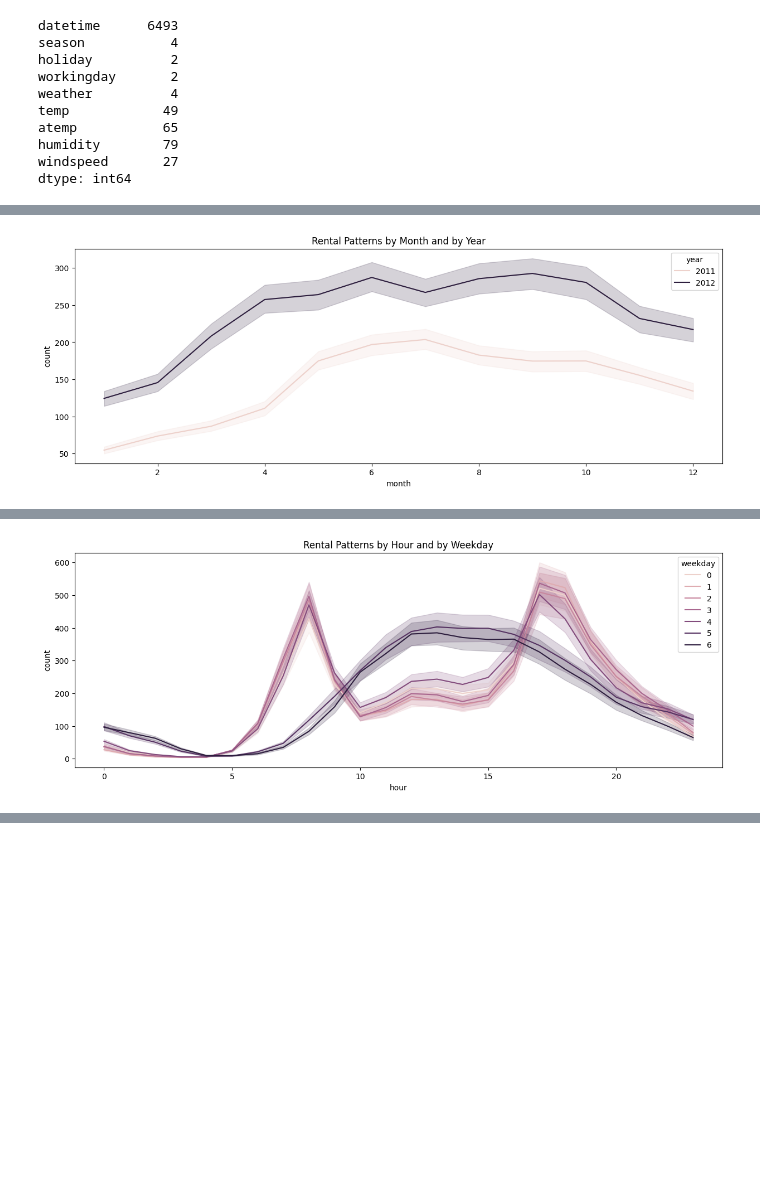
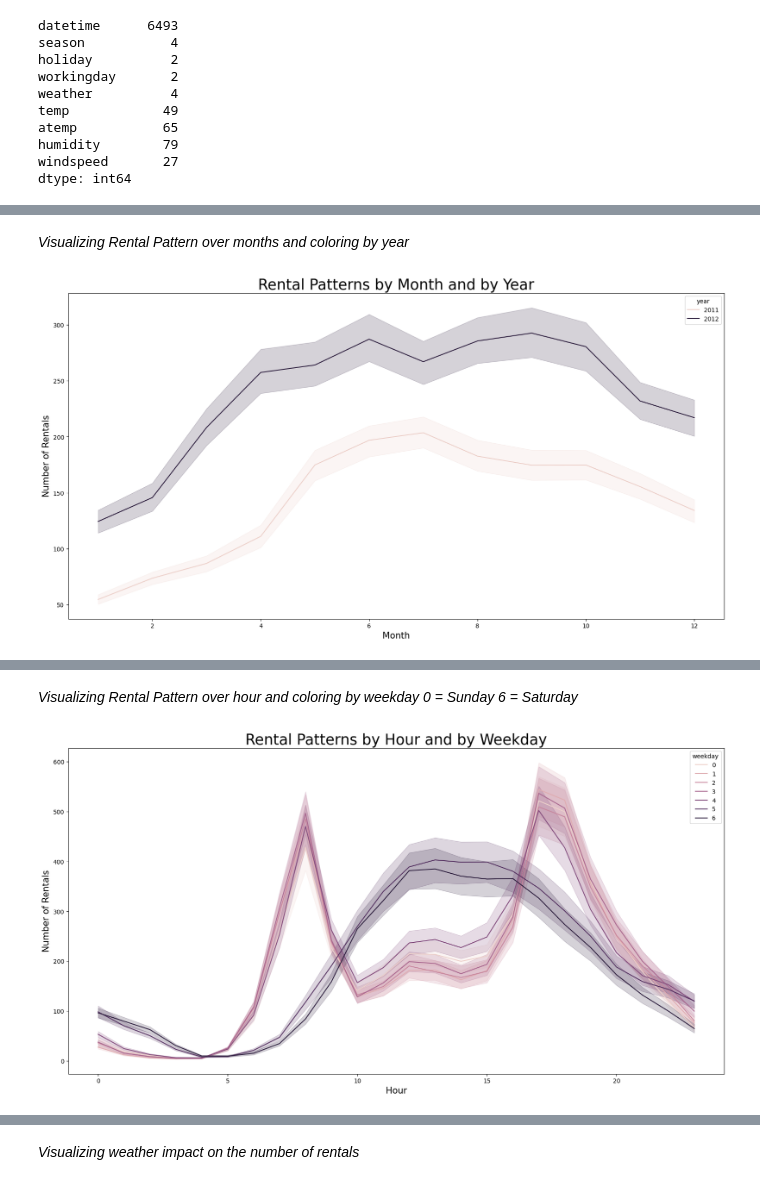
Before and after one commit to EFaridRahimli/bike_sharing_demand, a Jupyter notebook: sharingdemand.ipynb, the cells around one changed output, grey strips where cells are left out. Drawn from its saved outputs; the diff is of its cells as text; code cells hidden in the pictures; blank space fills up the shorter version.

```diff
--- a/sharingdemand.ipynb
+++ b/sharingdemand.ipynb
@@ -296,22 +376,32 @@ for i in [train, test]:
 	i["rushhour_bool"] = ((i['hour'] >= 7) & (i['hour'] <= 9) | ((i['hour'] >= 16) & (i['hour'] <= 19)))
 # %% [markdown]
 <!-- *Visualization of patterns of renting by month and by year* -->
+# %% [markdown]
+*Visualizing Rental Pattern over months and coloring by year*
 # %%
-plt.figure(figsize=(15,5))
+plt.figure(figsize=(20,10))
 sns.lineplot(data=train, x='month', y='count', hue='year')
-plt.title('Rental Patterns by Month and by Year')
+plt.title('Rental Patterns by Month and by Year', fontsize=25)
+plt.xlabel('Month', fontsize=15)
+plt.ylabel('Number of Rentals', fontsize=15)
 plt.show()
 # %% [output]
-[figure, old version]
+[figure, new version]
 # %% [markdown]
 <!-- *Visualization of patterns of renting by hour and by weekday* -->
+# %% [markdown]
+*Visualizing Rental Pattern over hour and coloring by weekday 0 = Sunday 6 = Saturday*
 # %%
-plt.figure(figsize=(15,5))
+plt.figure(figsize=(20,10))
 sns.lineplot(data=train, x='hour', y='count', hue='weekday')
-plt.title('Rental Patterns by Hour and by Weekday')
+plt.title('Rental Patterns by Hour and by Weekday', fontsize=25)
+plt.xlabel('Hour', fontsize=15)
+plt.ylabel('Number of Rentals', fontsize=15)
 plt.show()
 # %% [output]
-[figure, old version]
+[figure, new version]
 # %% [markdown]
 <!-- *Effect of Weather on Bike rentals* -->
+# %% [markdown]
+*Visualizing weather impact on the number of rentals*
 # %%
```
Also changed, not shown: parts of 73 cells of this notebook, 5 other files.
